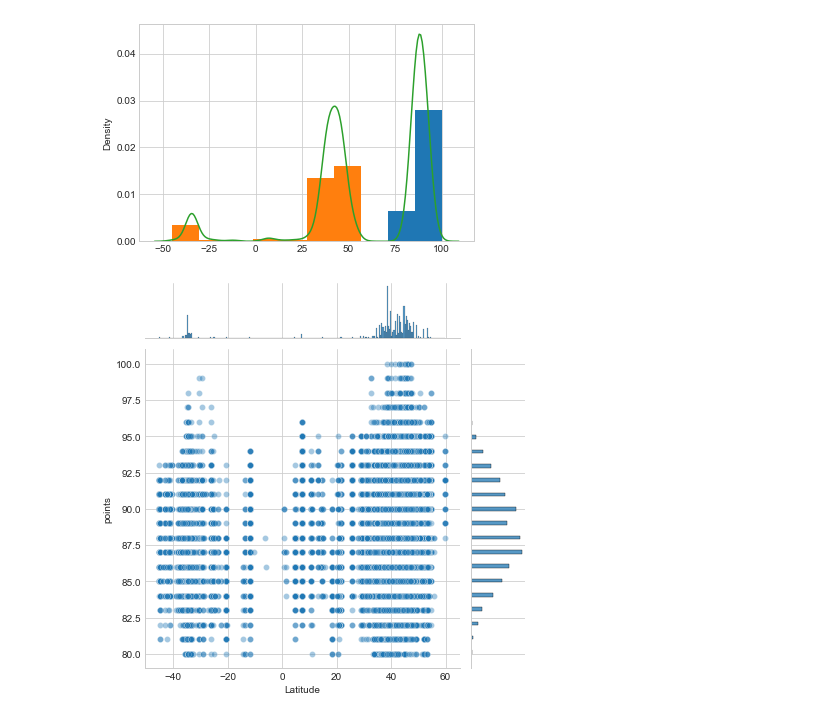
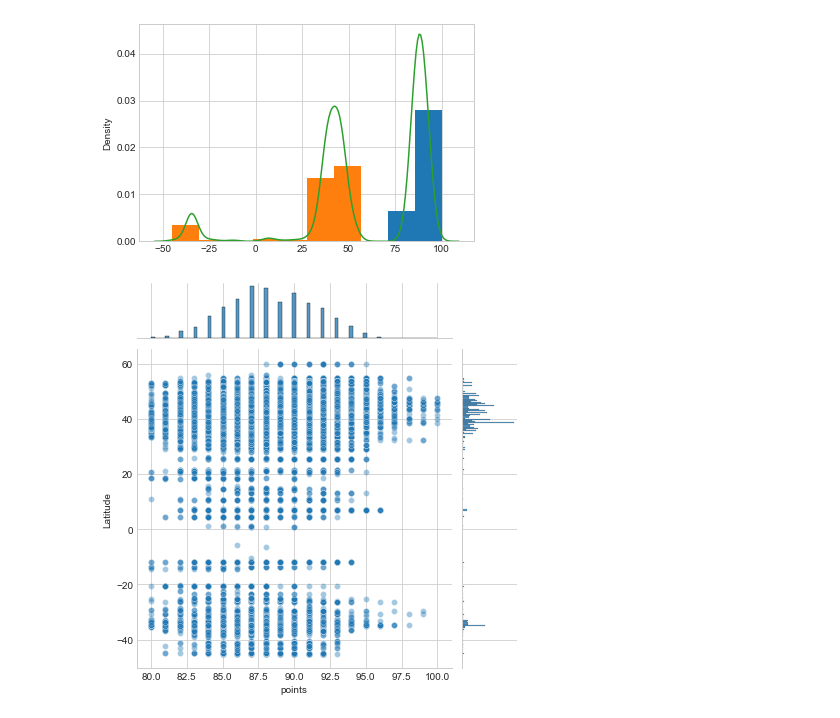
Before and after one commit to crcoronado/Datascience1, a Jupyter notebook: EDA_Winereviews.ipynb, the cells around one changed output. Drawn from its saved outputs; the diff is of its cells as text; code cells hidden in the pictures.

```diff
--- a/EDA_Winereviews.ipynb
+++ b/EDA_Winereviews.ipynb
@@ -63,0 +85,5 @@ sns.distplot(eda.points)
+# %%
+plt.style.use('seaborn')
+
+sns.displot(eda.price, bins = 100);
+plt.xlim(0,160)
@@ -63,0 +162,4 @@ sns.distplot(eda.points)
+# %%
+sns.set_theme(style="whitegrid")
+#tips = sns.load_dataset("tips")
+ax = sns.boxenplot(x=eda["points"])
@@ -322,6 +430,6 @@ sns.kdeplot(v3);
 # %% [output]
 [figure]
 # %%
-sns.jointplot(eda.Latitude, eda.points, alpha=0.4);
+sns.jointplot(eda.points,eda.Latitude, alpha=0.4);
 # %% [output]
-[figure, old version]
+[figure, new version]
```
Also changed, not shown: parts of 21 cells of this notebook, 1 other file.
